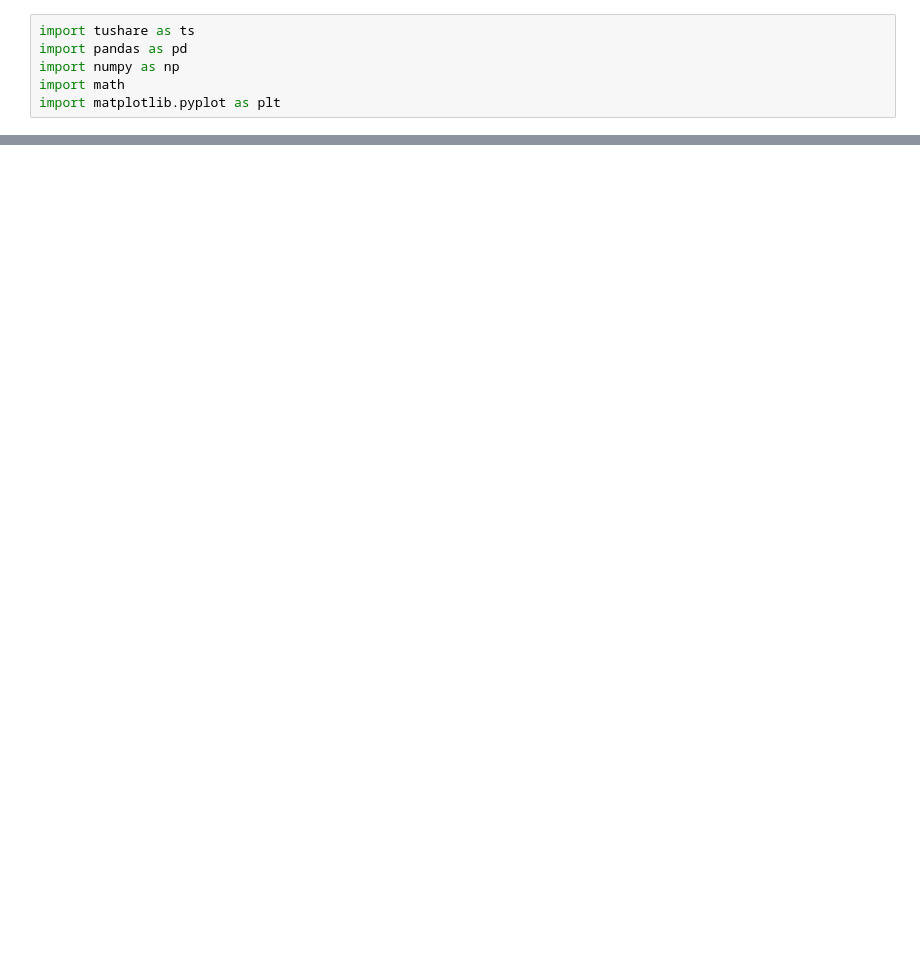
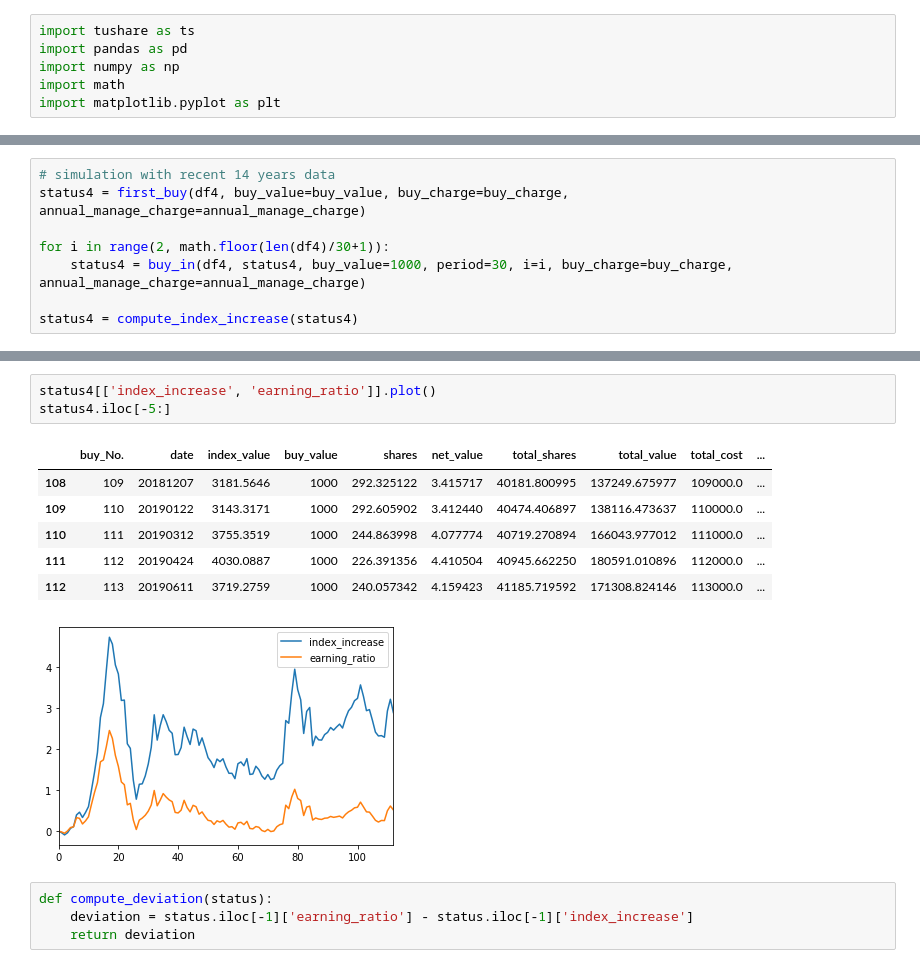
Before and after one commit to MacondoRain/A-share-data-analysis, a Jupyter notebook: Shanghai-Shenzhen 300 index AIP.ipynb, the cells around one changed output, grey strips where cells are left out. Drawn from its saved outputs; the diff is of its cells as text; blank space fills up the shorter version.

```diff
--- a/Shanghai-Shenzhen 300 index AIP.ipynb
+++ b/Shanghai-Shenzhen 300 index AIP.ipynb
@@ -114,2 +142,10 @@ status
+# %%
+# simulation with recent 14 years data
+status4 = first_buy(df4, buy_value=buy_value, buy_charge=buy_charge, annual_manage_charge=annual_manage_charge)
+
+for i in range(2, math.floor(len(df4)/30+1)):
+    status4 = buy_in(df4, status4, buy_value=1000, period=30, i=i, buy_charge=buy_charge, annual_manage_charge=annual_manage_charge)
+
+status4 = compute_index_increase(status4)
 # %%
 %matplotlib inline
@@ -117,0 +184,15 @@ status
+# %%
+status4[['index_increase', 'earning_ratio']].plot()
+status4.iloc[-5:]
+# %% [output]
+|  | buy_No. | date | index_value | buy_value | shares | net_value | total_shares | total_value | total_cost | ... |
+| 108 | 109 | 20181207 | 3181.5646 | 1000 | 292.325122 | 3.415717 | 40181.800995 | 137249.675977 | 109000.0 | ... |
+| 109 | 110 | 20190122 | 3143.3171 | 1000 | 292.605902 | 3.412440 | 40474.406897 | 138116.473637 | 110000.0 | ... |
+| 110 | 111 | 20190312 | 3755.3519 | 1000 | 244.863998 | 4.077774 | 40719.270894 | 166043.977012 | 111000.0 | ... |
+| 111 | 112 | 20190424 | 4030.0887 | 1000 | 226.391356 | 4.410504 | 40945.662250 | 180591.010896 | 112000.0 | ... |
+| 112 | 113 | 20190611 | 3719.2759 | 1000 | 240.057342 | 4.159423 | 41185.719592 | 171308.824146 | 113000.0 | ... |
+[figure, added]
+# %%
+def compute_deviation(status):
+    deviation = status.iloc[-1]['earning_ratio'] - status.iloc[-1]['index_increase']
+    return deviation
```
Also changed, not shown: parts of 17 cells of this notebook, 3 other files.
